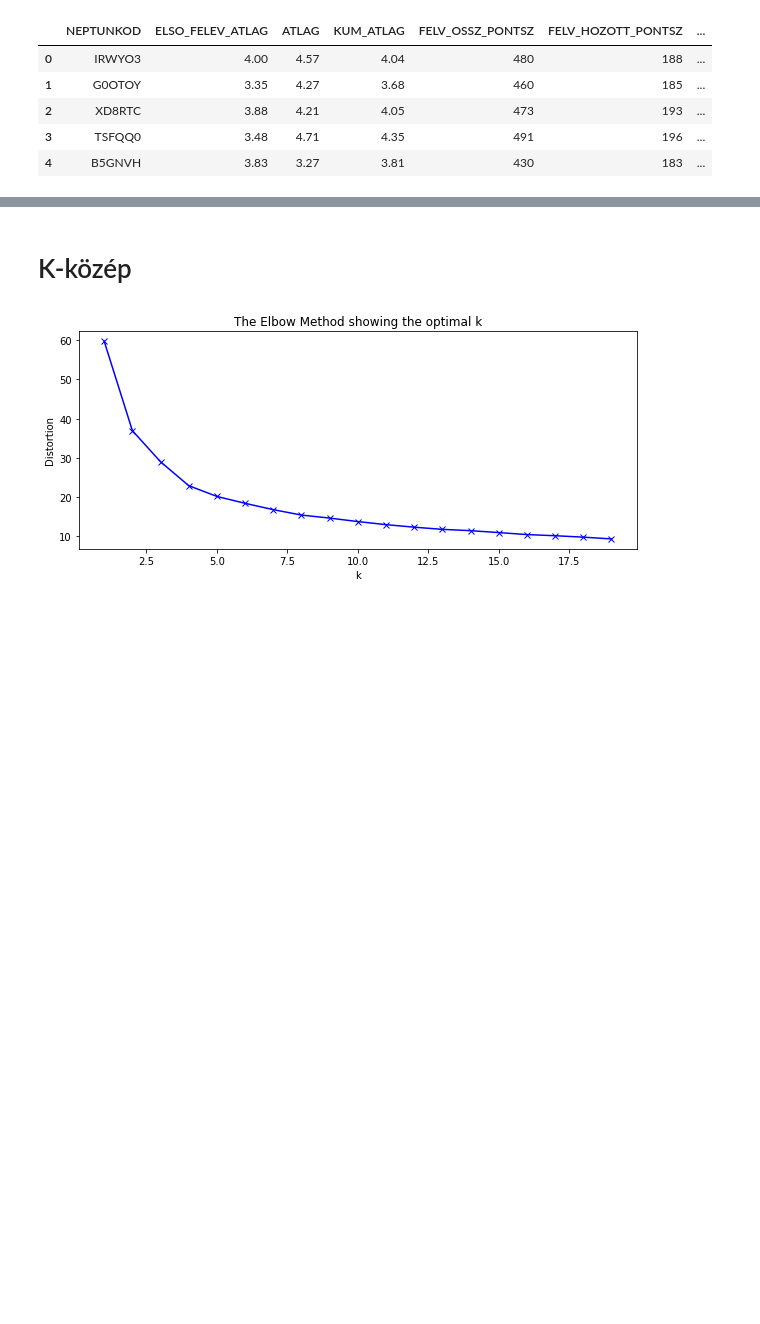
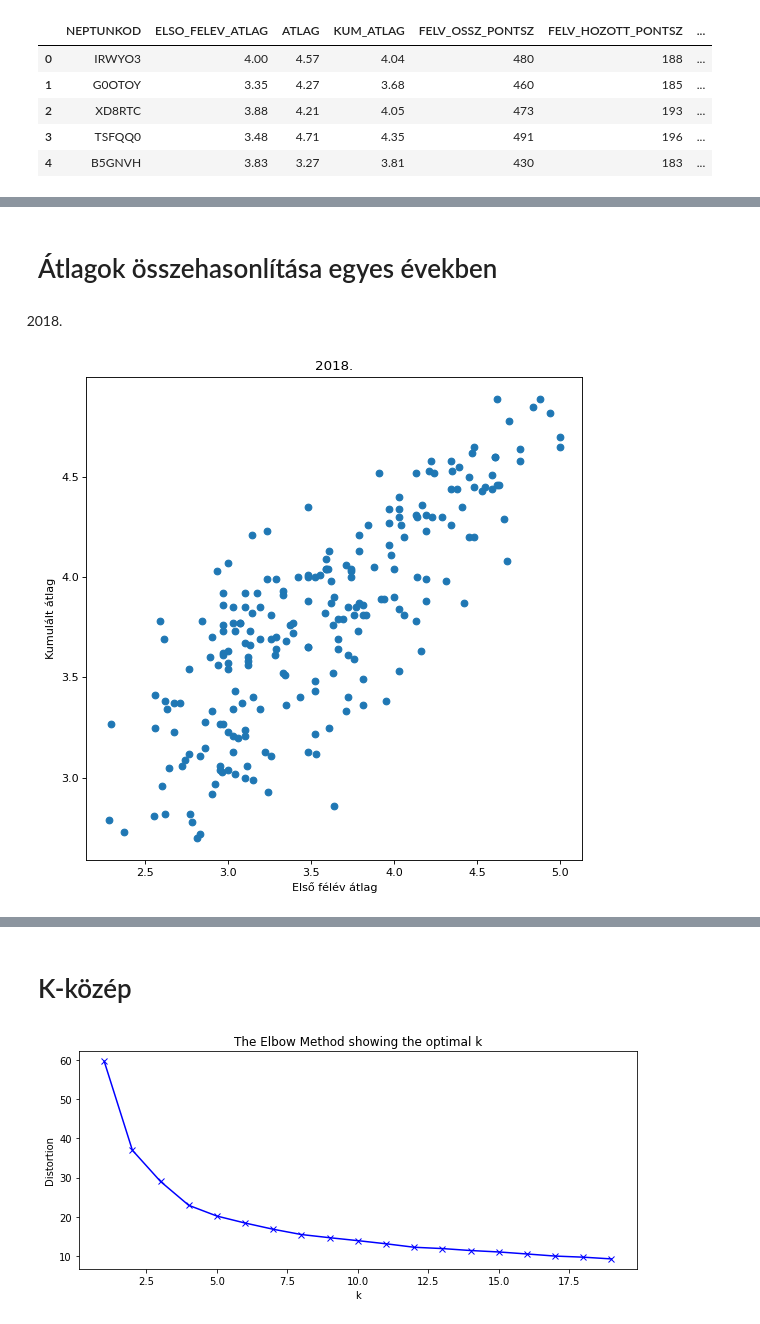
Before and after one commit to konderal333/-nkutfel, a Jupyter notebook: ONKUTFEL2/öngud.ipynb, the cells around one changed output, grey strips where cells are left out. Saved outputs shown, nothing was run; the diff lists cells and outputs as text; code cells hidden in the pictures; blank space fills up the shorter version.

```diff
--- a/ONKUTFEL2/öngud.ipynb
+++ b/ONKUTFEL2/öngud.ipynb
@@ -955,0 +999,19 @@ klacter_21_scaled.insert(0, 'NEPTUNKOD', klacter_21['NEPTUNKOD'])
+# %% [markdown]
+# Átlagok összehasonlítása egyes években
+# %% [markdown]
+2018.
+# %%
+temp = pd.read_excel("/content/-nkutfel/ONKUTFEL2/NYERS_2018/ATLAG_ES_PONT.xlsx")
+temp = temp[['NEPTUNKOD', 'ELSO_FELEV_ATLAG', 'KUM_ATLAG']]
+temp = temp.query('ELSO_FELEV_ATLAG > 0')
+
+from matplotlib.pyplot import figure
+figure(figsize=(8, 8), dpi=80)
+
+plt.scatter(temp['ELSO_FELEV_ATLAG'], temp['KUM_ATLAG'])
+plt.xlabel("Első félév átlag")
+plt.ylabel("Kumulált átlag")
+plt.title('2018.')
+plt.show()
+# %% [output]
+[figure, added]
```
Also changed, not shown: parts of 14 cells of this notebook.
